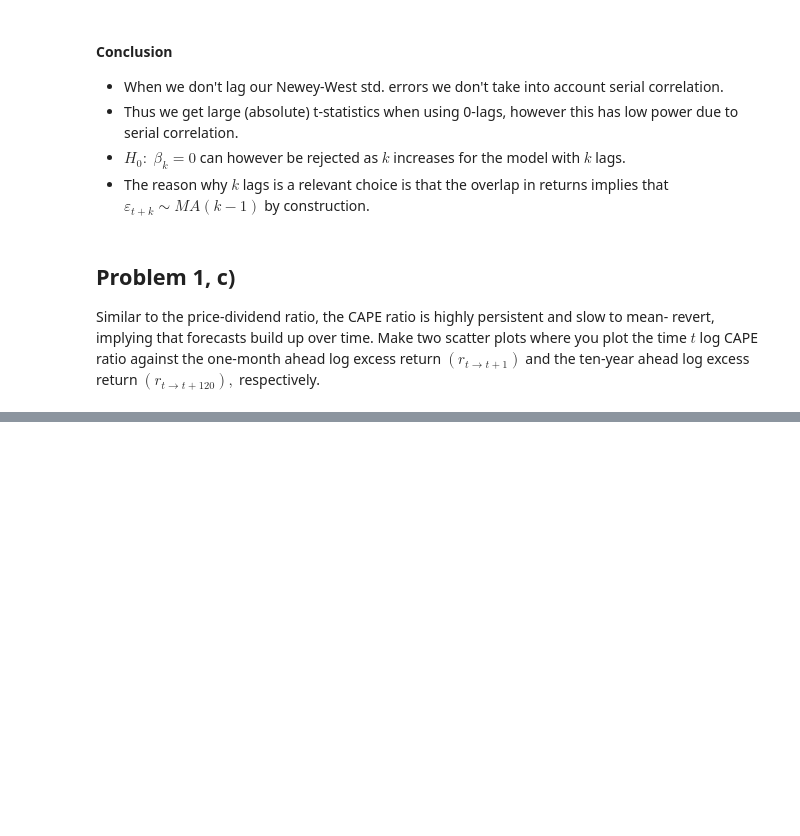
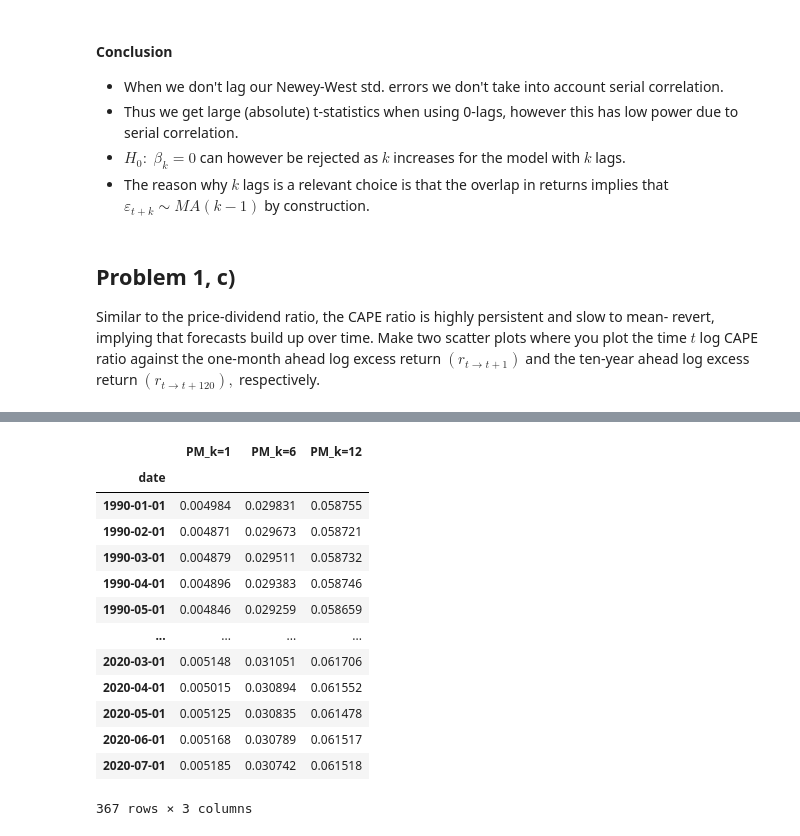
Before and after one commit to ismand95/QFE, a Jupyter notebook: Problem Set 2 - Time-Varying Risk Primea/My Solution/Problem Set 2 - Time-Varying Risk Premia.ipynb, the cells around one changed output, grey strips where cells are left out. Drawn from its saved outputs; the diff is of its cells as text; code cells hidden in the pictures; blank space fills up the shorter version.

Commit message:
finished problem 1 in PS2

```diff
--- a/Problem Set 2 - Time-Varying Risk Primea/My Solution/Problem Set 2 - Time-Varying Risk Premia.ipynb
+++ b/Problem Set 2 - Time-Varying Risk Primea/My Solution/Problem Set 2 - Time-Varying Risk Premia.ipynb
@@ -234,0 +250,13 @@ plt.show()
+# %%
+# information from problem
+start_oos = datetime(1990, 1, 1)
+horizons = [1, 6, 12]
+nlag = 1  # Lag x relative to y as specified in the forecast regression.
+
+oos_cols = [f'k={period}' for period in horizons]
+oos_cols.append('cape')
+
+# select relevant data
+oos_data = df[oos_cols]
+
+oos_data.head()
@@ -234,0 +271,40 @@ plt.show()
+# %%
+# prevailing mean benchmark forecast - using expanding window
+PM = []
+PM_data = non_lagged_returns[[f'k={i}' for i in horizons]]
+
+
+for window in PM_data.expanding(1):  # this works
+
+    if window.index[-1] >= start_oos:
+        res = {'date': window.index[-1]}
+
+        for col in window.columns:
+
+            k = re.findall(string=col, pattern='[^\d](\d+)$')[0]
+            k = int(k)
+
+            window_data = window[f'k={k}'].iloc[0:-k]
+
+            res.update({f'PM_k={k}': np.mean(window_data)})
+
+        # save resulting dictionary
+        PM.append(res)
+
+PM_result = pd.DataFrame(PM).set_index('date', drop=True)
+PM_result
+# %% [output]
+|  | PM_k=1 | PM_k=6 | PM_k=12 |
+| date |  |  |  |
+| 1990-01-01 | 0.004984 | 0.029831 | 0.058755 |
+| 1990-02-01 | 0.004871 | 0.029673 | 0.058721 |
+| 1990-03-01 | 0.004879 | 0.029511 | 0.058732 |
+| 1990-04-01 | 0.004896 | 0.029383 | 0.058746 |
+| 1990-05-01 | 0.004846 | 0.029259 | 0.058659 |
+| ... | ... | ... | ... |
+| 2020-03-01 | 0.005148 | 0.031051 | 0.061706 |
+| 2020-04-01 | 0.005015 | 0.030894 | 0.061552 |
+| 2020-05-01 | 0.005125 | 0.030835 | 0.061478 |
+| 2020-06-01 | 0.005168 | 0.030789 | 0.061517 |
+| 2020-07-01 | 0.005185 | 0.030742 | 0.061518 |
+367 rows × 3 columns
```
Also changed, not shown: parts of 11 cells of this notebook, 1 other file.
